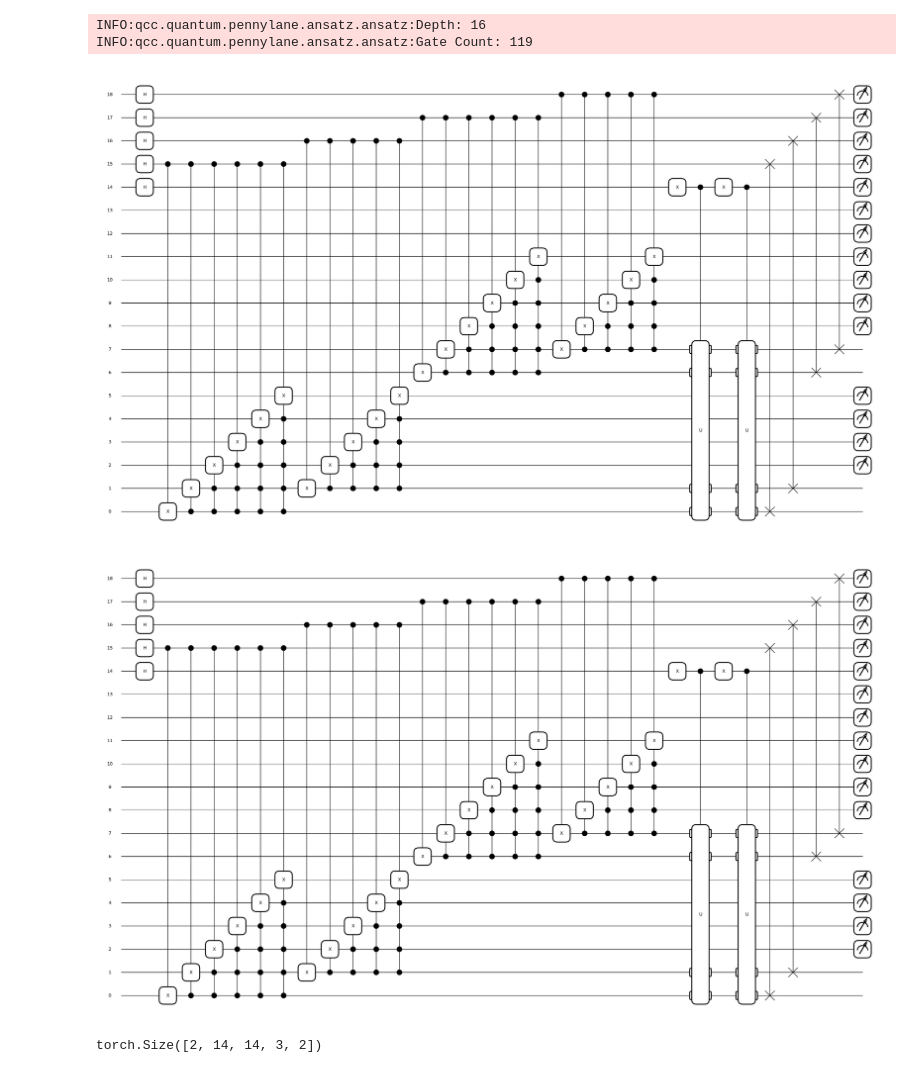
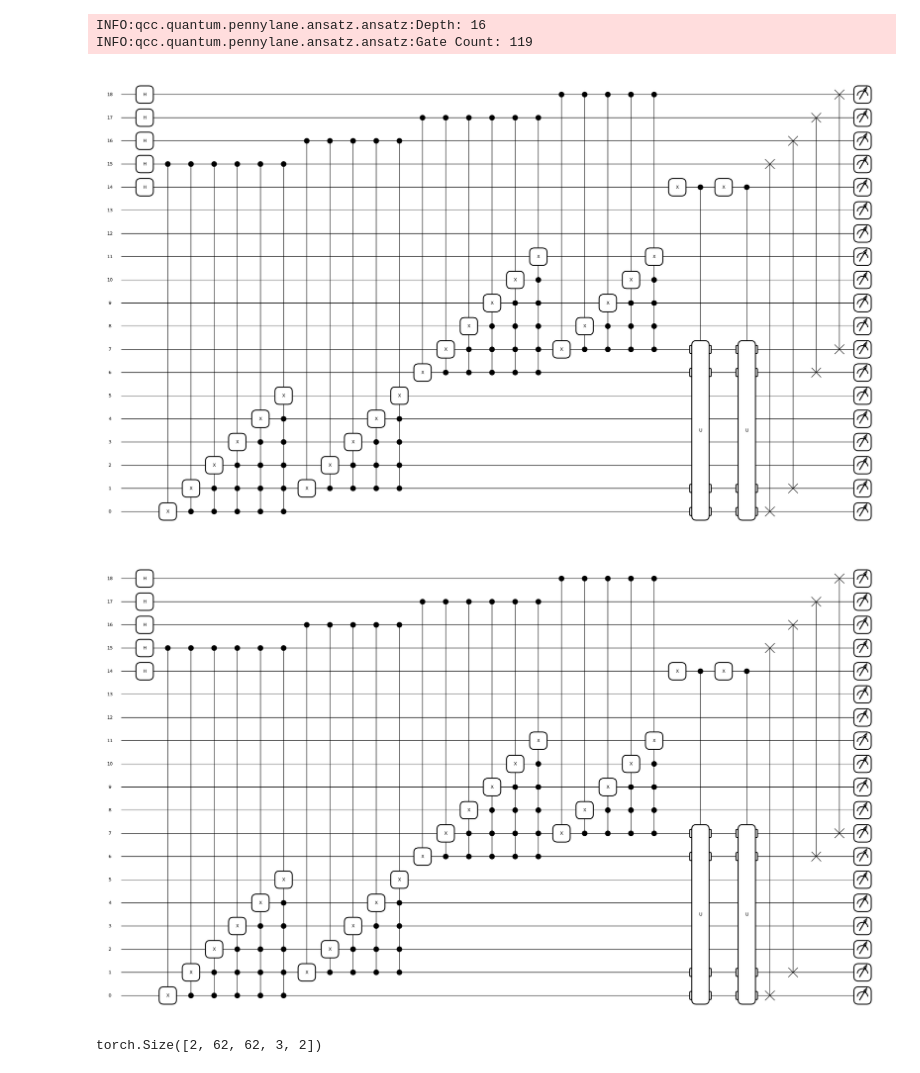
Before and after one commit to mingyoungjeng/quantum-convolutional-classifier, a Jupyter notebook: docs/convolution_pennylane.ipynb, the cells around one changed output. Cells and saved outputs as stored; diff of their text form; code cells hidden in the pictures.

```diff
--- a/docs/convolution_pennylane.ipynb
+++ b/docs/convolution_pennylane.ipynb
@@ -63,23 +62,23 @@ module_options = {
     "U_filter": ConvolutionFilter,
     "num_features": num_features,
     "U_fully_connected": None,
-    "pooling": True,
+    "pooling": False,
     "filter_shape": filter_shape,
 }
 # %%
 # Create module
 module = Module.from_dims(
     dims,
     num_layers=1,
     **module_options,
 )
 
-module.draw(decompose=True)
+fig = module.draw(decompose=True)
 # %% [output]
 INFO:qcc.quantum.pennylane.ansatz.ansatz:Depth: 16
 INFO:qcc.quantum.pennylane.ansatz.ansatz:Gate Count: 119
-[figure, old version]
+[figure, new version]
-[figure, old version]
+[figure, new version]
 # %%
 from torch import Tensor
 from torch.nn import Parameter
@@ -92,26 +91,25 @@ module.weight = Parameter(Tensor(params.flatten()))
 
 display_matrix(module.weight.data)
 # %%
-from itertools import zip_longest
-from qcc.quantum import reconstruct, to_qubits
+from qcc.quantum import reconstruct
 
-data = module(inputs)
+result = module(inputs)
 
 # Column-major correction (batch_size)
-data = data.moveaxis(0, -1)
+result = result.moveaxis(0, -1)
 
-if module.pooling:
-    dims = tuple(d // 2**to_qubits(f) for d, f in zip_longest(dims, filter_shape, fillvalue=1))
+# Correct for pooling
+dims = update_dims(dims, kernel_size=module.pooling, stride=module.pooling)
 
-dims_out = update_dims(dims, fltr_raw.shape)
-dims = (batch_size, *dims, num_features)
-dims_out = (batch_size, *dims_out, num_features)
+dims_out = update_dims(dims, module.filter_shape)
+dims = (batch_size, *dims, module.num_features)
+dims_out = (batch_size, *dims_out, module.num_features)
 
-result = reconstruct(data, dims, dims_out)
+result = reconstruct(result, dims, dims_out)
 
 result.shape
 # %% [output]
-torch.Size([2, 14, 14, 3, 2])
+torch.Size([2, 62, 62, 3, 2])
 # %%
 result = result.cpu().detach().numpy()
 # %%
```
Also changed, not shown: parts of 2 cells of this notebook, 9 other files.
